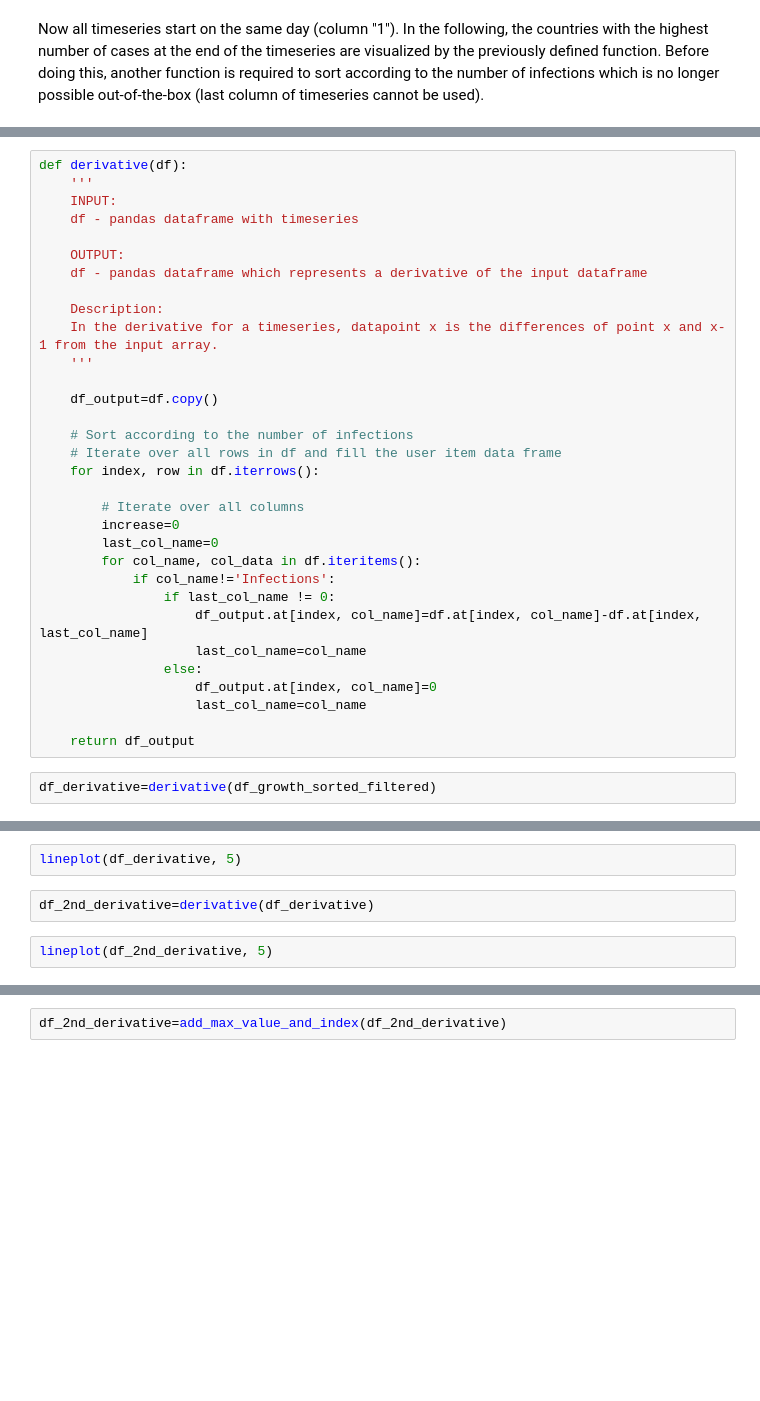
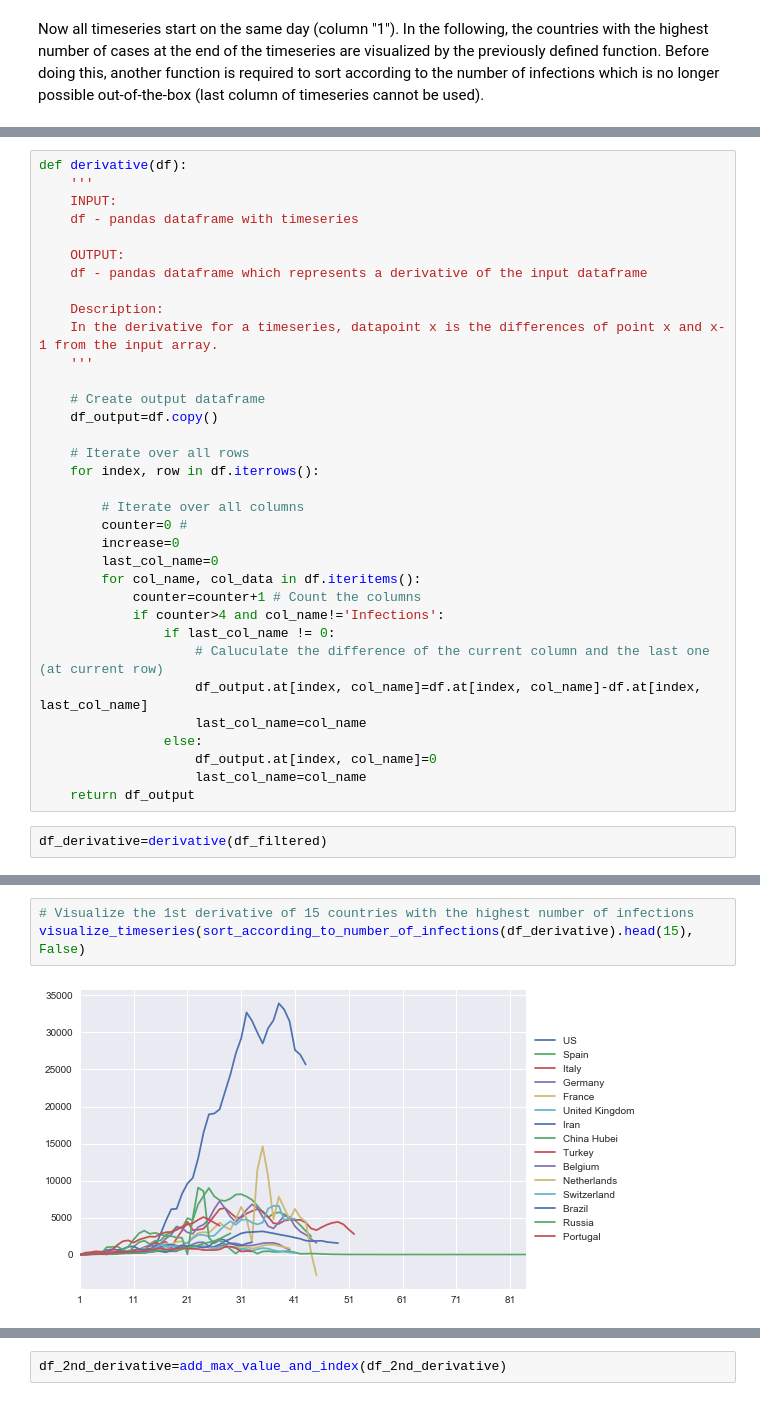
Before and after one commit to MiRoDS/DataScience_Project4, a Jupyter notebook: CapstoneProject.ipynb, the cells around one changed output, grey strips where cells are left out. Cells and saved outputs as stored; diff of their text form; blank space fills up the shorter version.

```diff
--- a/CapstoneProject.ipynb
+++ b/CapstoneProject.ipynb
@@ -364,26 +397,28 @@ def derivative(df):
     In the derivative for a timeseries, datapoint x is the differences of point x and x-1 from the input array.
     '''
 
+    # Create output dataframe
     df_output=df.copy()
 
-    # Sort according to the number of infections
-    # Iterate over all rows in df and fill the user item data frame
+    # Iterate over all rows
     for index, row in df.iterrows():
 
         # Iterate over all columns
+        counter=0 #
         increase=0
         last_col_name=0
         for col_name, col_data in df.iteritems():
-            if col_name!='Infections':
+            counter=counter+1 # Count the columns
+            if counter>4 and col_name!='Infections':
                 if last_col_name != 0:
+                    # Caluculate the difference of the current column and the last one (at current row)
                     df_output.at[index, col_name]=df.at[index, col_name]-df.at[index, last_col_name]
                     last_col_name=col_name
                 else:
                     df_output.at[index, col_name]=0
                     last_col_name=col_name
-
     return df_output
 # %%
-df_derivative=derivative(df_growth_sorted_filtered)
+df_derivative=derivative(df_filtered)
 # %%
 df_derivative.head()
@@ -390,6 +432,5 @@ df_derivative.head()
-# %%
-lineplot(df_derivative, 5)
-# %%
-df_2nd_derivative=derivative(df_derivative)
-# %%
-lineplot(df_2nd_derivative, 5)
+# %%
+# Visualize the 1st derivative of 15 countries with the highest number of infections
+visualize_timeseries(sort_according_to_number_of_infections(df_derivative).head(15), False)
+# %% [output]
+[figure, added]
```
Also changed, not shown: parts of 34 cells of this notebook.
